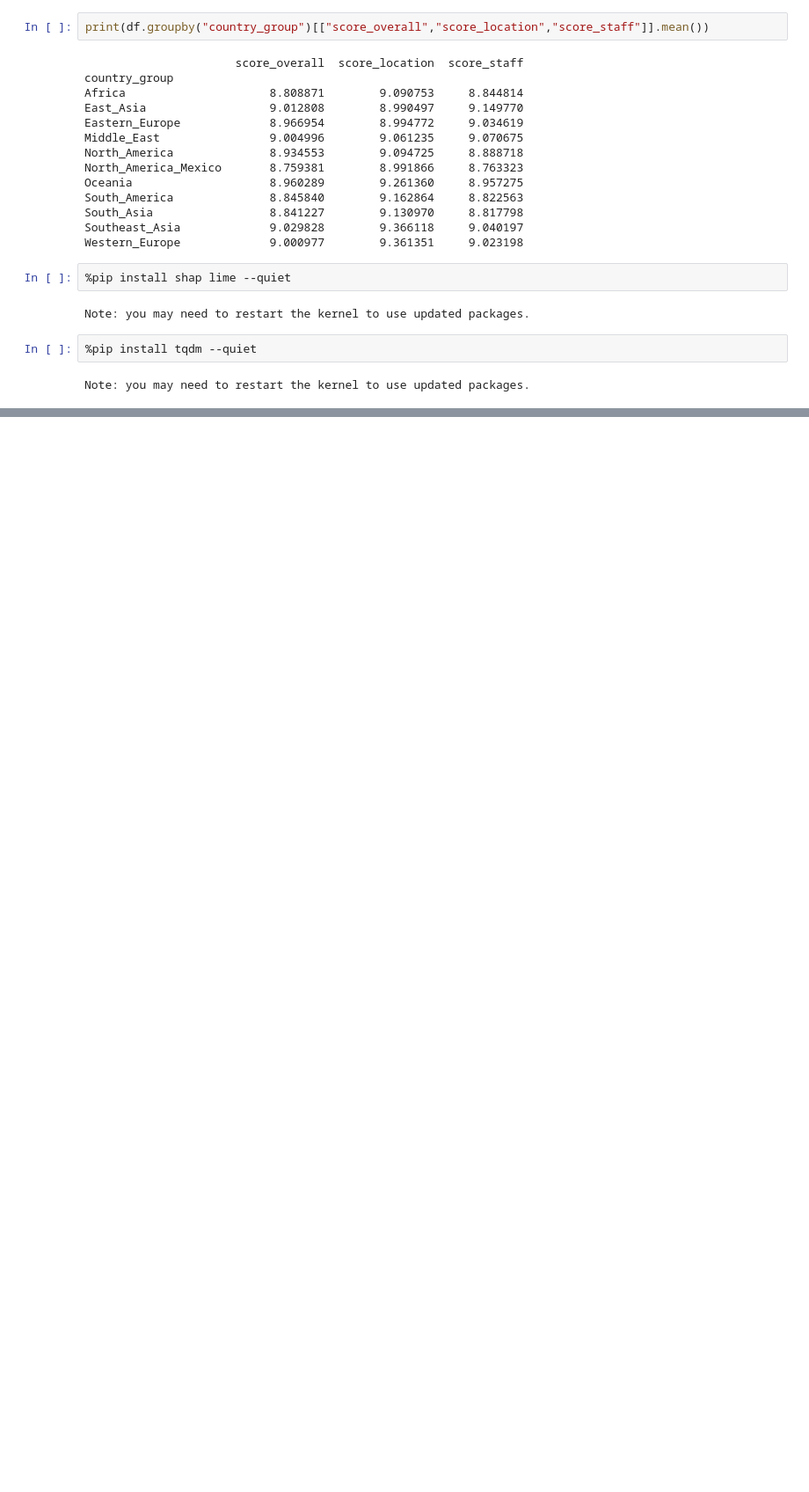
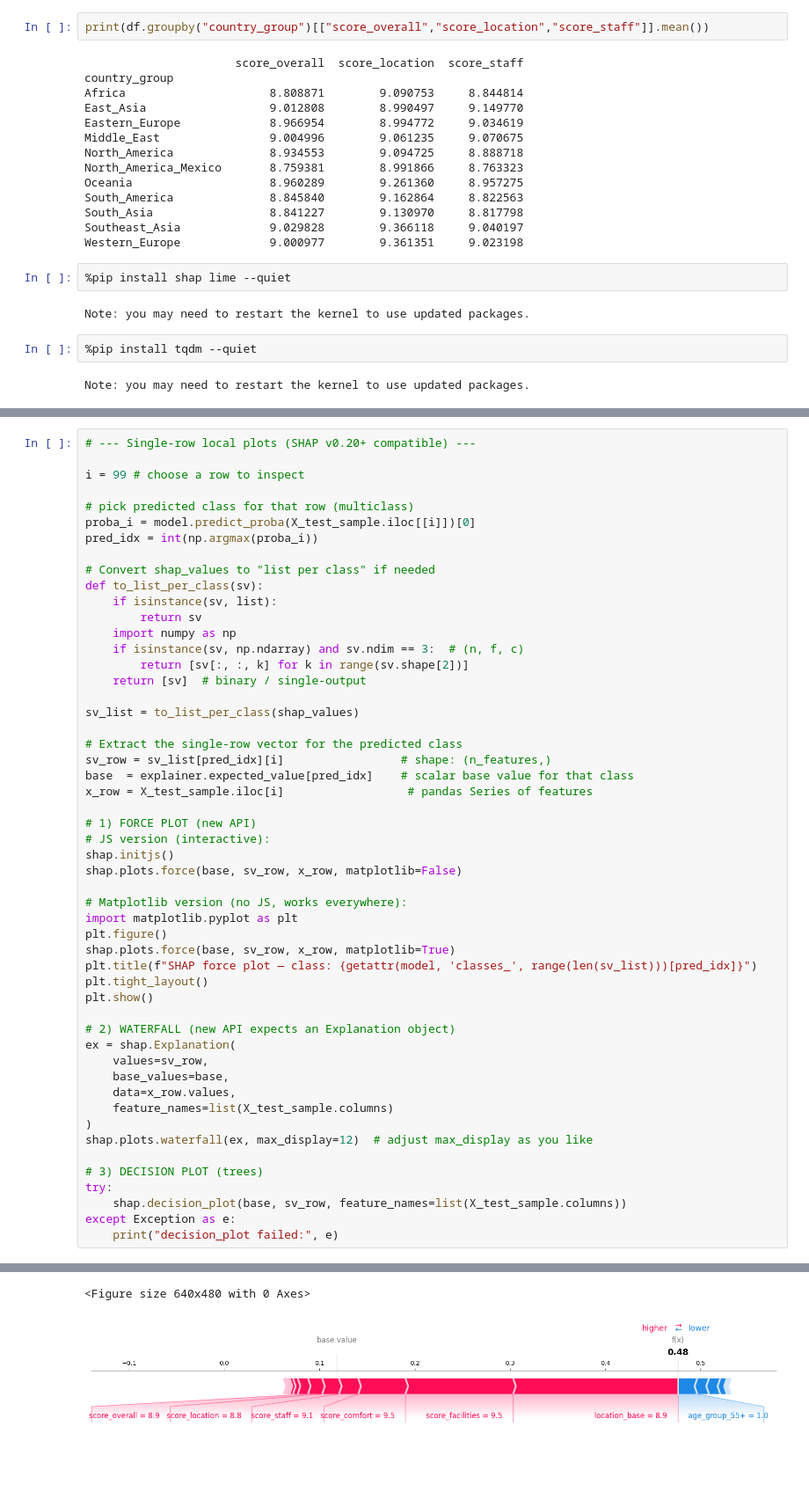
Before and after one commit to mohanad-yasser/hotel-booking, a Jupyter notebook: hotel booking.ipynb, the cells around one changed output, grey strips where cells are left out. Shown at 88% size. Drawn from its saved outputs; the diff is of its cells as text; blank space fills up the shorter version.

```diff
--- a/hotel booking.ipynb
+++ b/hotel booking.ipynb
@@ -694,0 +756,53 @@ shap.summary_plot(shap_values, X_test_sample)
+# %%
+# --- Single-row local plots (SHAP v0.20+ compatible) ---
+
+i = 99 # choose a row to inspect
+
+# pick predicted class for that row (multiclass)
+proba_i = model.predict_proba(X_test_sample.iloc[[i]])[0]
+pred_idx = int(np.argmax(proba_i))
+
+# Convert shap_values to "list per class" if needed
+def to_list_per_class(sv):
+    if isinstance(sv, list):
+        return sv
+    import numpy as np
+    if isinstance(sv, np.ndarray) and sv.ndim == 3:  # (n, f, c)
+        return [sv[:, :, k] for k in range(sv.shape[2])]
+    return [sv]  # binary / single-output
+
+sv_list = to_list_per_class(shap_values)
+
+# Extract the single-row vector for the predicted class
+sv_row = sv_list[pred_idx][i]                 # shape: (n_features,)
+base  = explainer.expected_value[pred_idx]    # scalar base value for that class
+x_row = X_test_sample.iloc[i]                  # pandas Series of features
+
+# 1) FORCE PLOT (new API)
+# JS version (interactive):
+shap.initjs()
+shap.plots.force(base, sv_row, x_row, matplotlib=False)
+
+# Matplotlib version (no JS, works everywhere):
+import matplotlib.pyplot as plt
+plt.figure()
+shap.plots.force(base, sv_row, x_row, matplotlib=True)
+plt.title(f"SHAP force plot — class: {getattr(model, 'classes_', range(len(sv_list)))[pred_idx]}")
+plt.tight_layout()
+plt.show()
+
+# 2) WATERFALL (new API expects an Explanation object)
+ex = shap.Explanation(
+    values=sv_row,
+    base_values=base,
+    data=x_row.values,
+    feature_names=list(X_test_sample.columns)
+)
+shap.plots.waterfall(ex, max_display=12)  # adjust max_display as you like
+
+# 3) DECISION PLOT (trees)
+try:
+    shap.decision_plot(base, sv_row, feature_names=list(X_test_sample.columns))
+except Exception as e:
+    print("decision_plot failed:", e)
+# %% [output]
@@ -694,0 +810,2 @@ shap.summary_plot(shap_values, X_test_sample)
+<Figure size 640x480 with 0 Axes>
+[figure, added]
```
Also changed, not shown: parts of 4 cells of this notebook.
